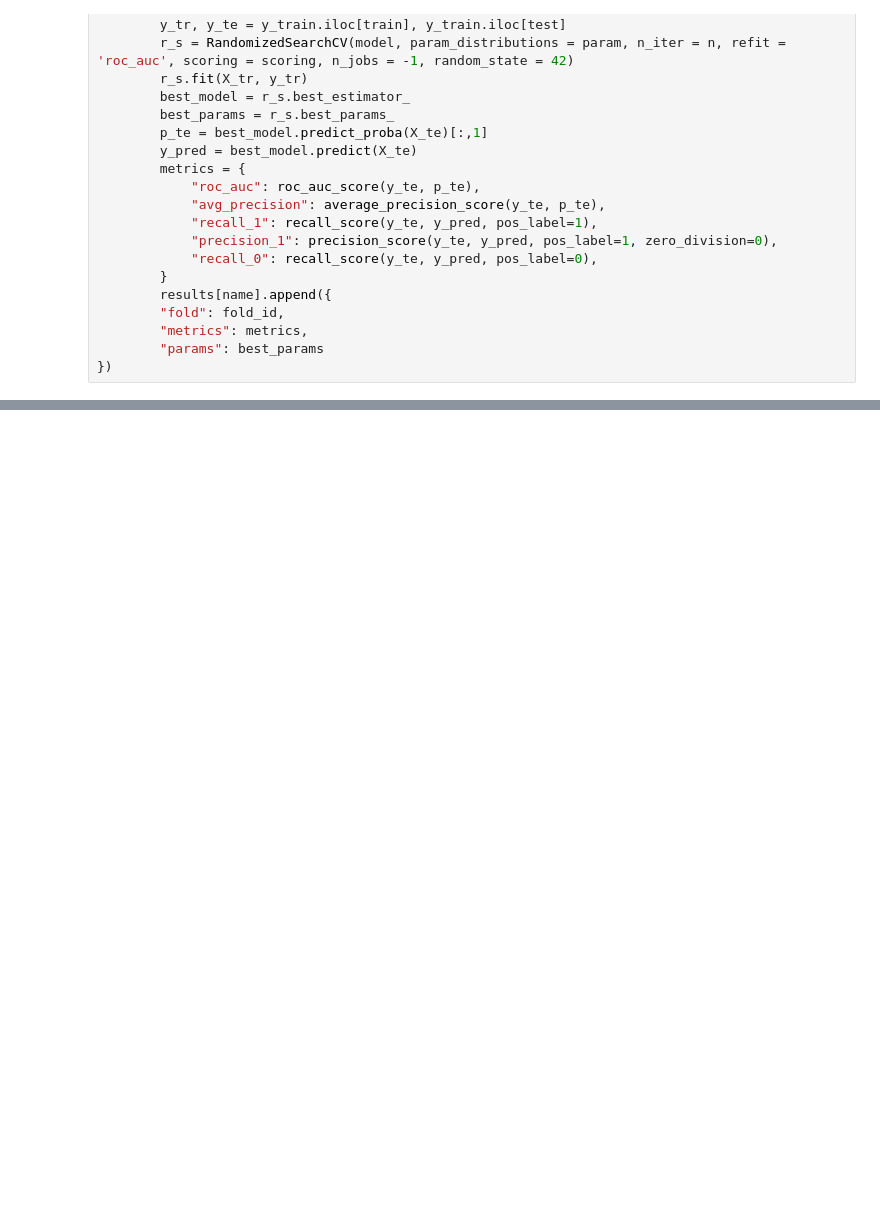
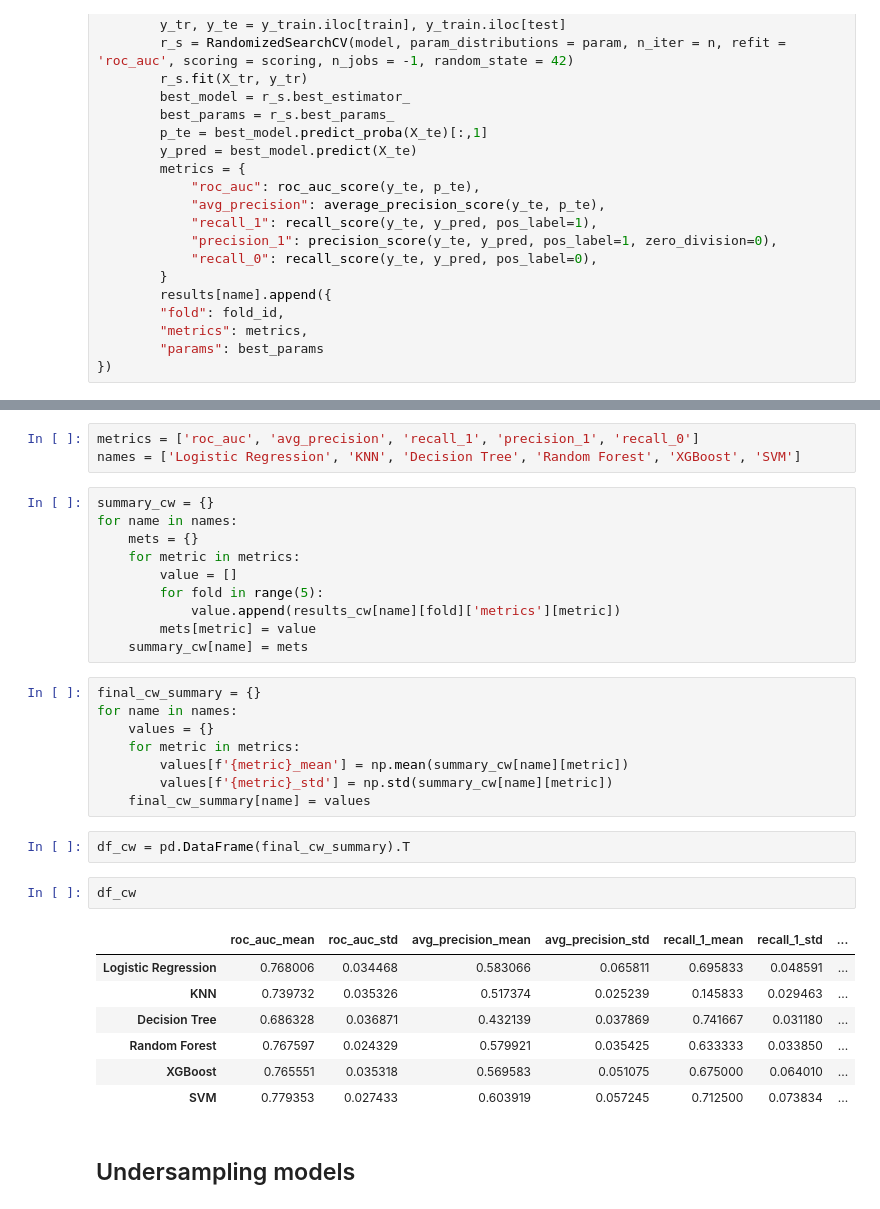
Before and after one commit to Grzesiesz/Credit-Risk-Prediction, a Jupyter notebook: south_german_credit/notebooks/Modeling.ipynb, the cells around one changed output, grey strips where cells are left out. Cells and saved outputs as stored; diff of their text form; blank space fills up the shorter version.

Commit message:
modeling update

```diff
--- a/south_german_credit/notebooks/Modeling.ipynb
+++ b/south_german_credit/notebooks/Modeling.ipynb
@@ -283,0 +287,35 @@ results_cw = joblib.load('C:/Users/grzeg/Portfolio/Credit-Risk-Prediction/south_
+# %%
+metrics = ['roc_auc', 'avg_precision', 'recall_1', 'precision_1', 'recall_0']
+names = ['Logistic Regression', 'KNN', 'Decision Tree', 'Random Forest', 'XGBoost', 'SVM']
+# %%
+summary_cw = {}
+for name in names:
+    mets = {}
+    for metric in metrics:
+        value = []
+        for fold in range(5):
+            value.append(results_cw[name][fold]['metrics'][metric])
+        mets[metric] = value
+    summary_cw[name] = mets
+# %%
+final_cw_summary = {}
+for name in names:
+    values = {}
+    for metric in metrics:
+        values[f'{metric}_mean'] = np.mean(summary_cw[name][metric])
+        values[f'{metric}_std'] = np.std(summary_cw[name][metric])
+    final_cw_summary[name] = values
+# %%
+df_cw = pd.DataFrame(final_cw_summary).T
+# %%
+df_cw
+# %% [output]
+|  | roc_auc_mean | roc_auc_std | avg_precision_mean | avg_precision_std | recall_1_mean | recall_1_std | ... |
+| Logistic Regression | 0.768006 | 0.034468 | 0.583066 | 0.065811 | 0.695833 | 0.048591 | ... |
+| KNN | 0.739732 | 0.035326 | 0.517374 | 0.025239 | 0.145833 | 0.029463 | ... |
+| Decision Tree | 0.686328 | 0.036871 | 0.432139 | 0.037869 | 0.741667 | 0.031180 | ... |
+| Random Forest | 0.767597 | 0.024329 | 0.579921 | 0.035425 | 0.633333 | 0.033850 | ... |
+| XGBoost | 0.765551 | 0.035318 | 0.569583 | 0.051075 | 0.675000 | 0.064010 | ... |
+| SVM | 0.779353 | 0.027433 | 0.603919 | 0.057245 | 0.712500 | 0.073834 | ... |
+# %% [markdown]
+## Undersampling models
```
Also changed, not shown: parts of 8 cells of this notebook.
